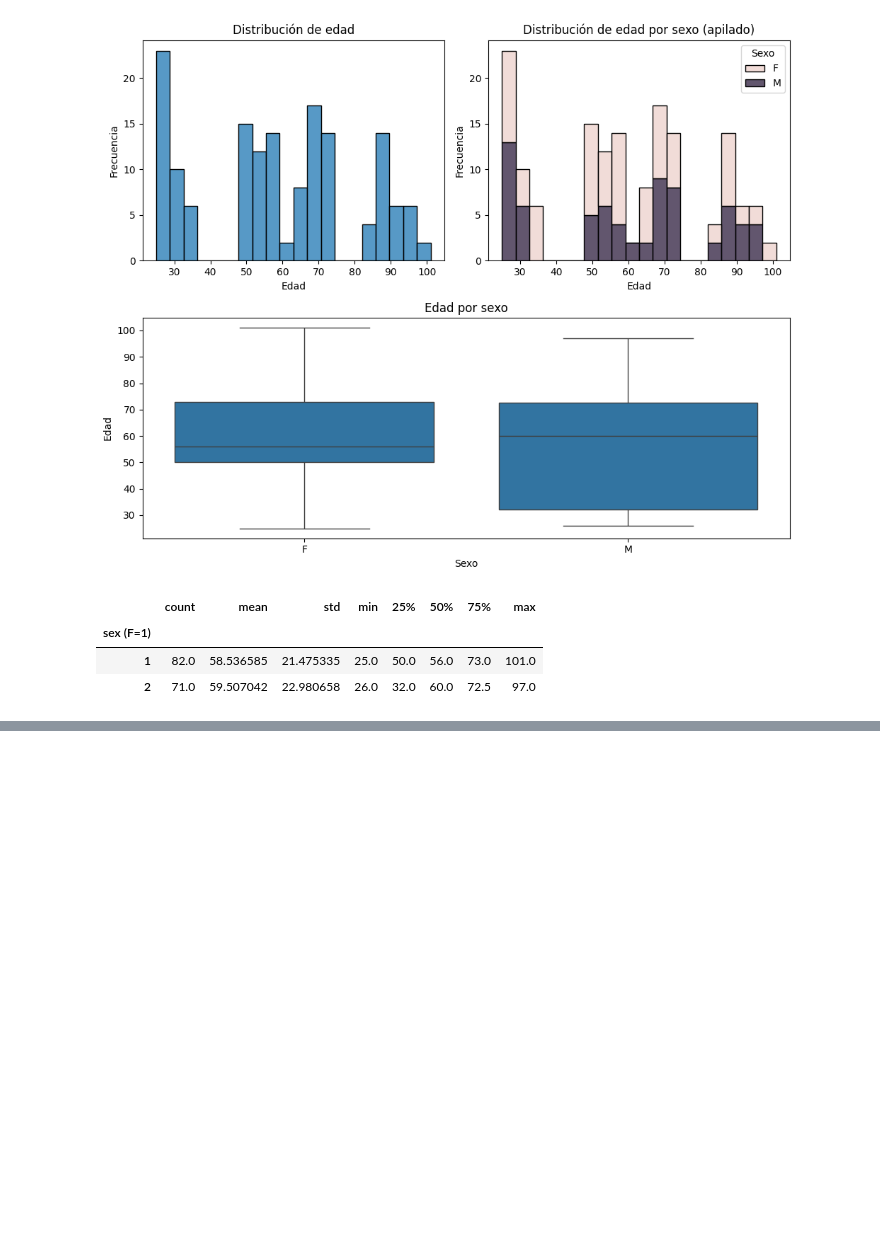
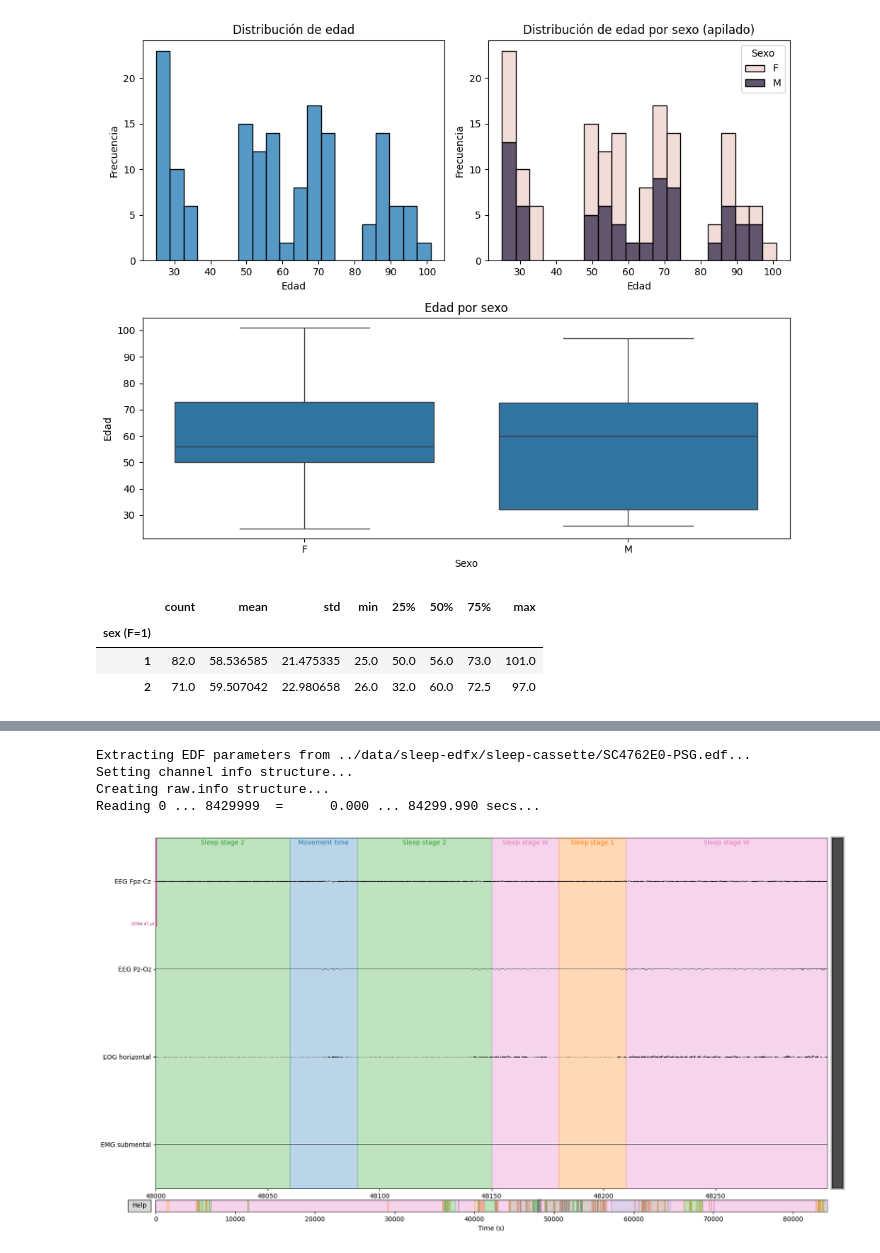
Before and after one commit to dosuna17/proyecto-despliegue-de-soluciones-G10, a Jupyter notebook: notebooks/01_EDA.ipynb, the cells around one changed output, grey strips where cells are left out. Drawn from its saved outputs; the diff is of its cells as text; code cells hidden in the pictures; blank space fills up the shorter version.

```diff
--- a/notebooks/01_EDA.ipynb
+++ b/notebooks/01_EDA.ipynb
@@ -603,0 +301,29 @@ Por medio del EDA inicial se puede concluir lo siguiente:
+# %%
+psg_file_2 = "SC4762E0-PSG.edf"
+hypnogram_file_2 = "SC4762EG-Hypnogram.edf"
+
+raw_2 = mne.io.read_raw_edf(psg_path + psg_file_2, preload=True)
+annot_2 = mne.read_annotations(psg_path + hypnogram_file_2)
+raw_2.set_annotations(annot_2, emit_warning=False)
+
+inicio = 800 * 60
+duracion = 5 * 60
+
+fig = raw_2.plot(
+    start=inicio,
+    duration=duracion,
+    picks=channels_to_use,
+    scalings="auto",
+    show=False,
+    block=False
+)
+
+fig.set_size_inches(16, 9)
+
+plt.show(block=True)
+# %% [output]
+Extracting EDF parameters from ../data/sleep-edfx/sleep-cassette/SC4762E0-PSG.edf...
+Setting channel info structure...
+Creating raw.info structure...
+Reading 0 ... 8429999  =      0.000 ... 84299.990 secs...
+[figure, added]
```
Also changed, not shown: parts of 68 cells of this notebook.
